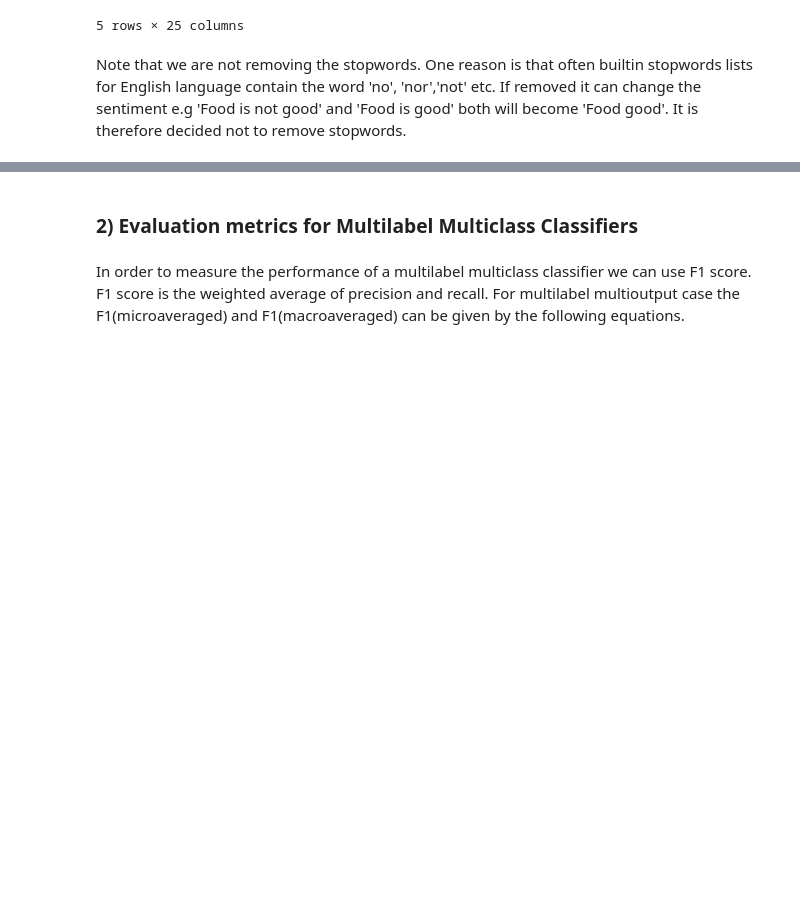
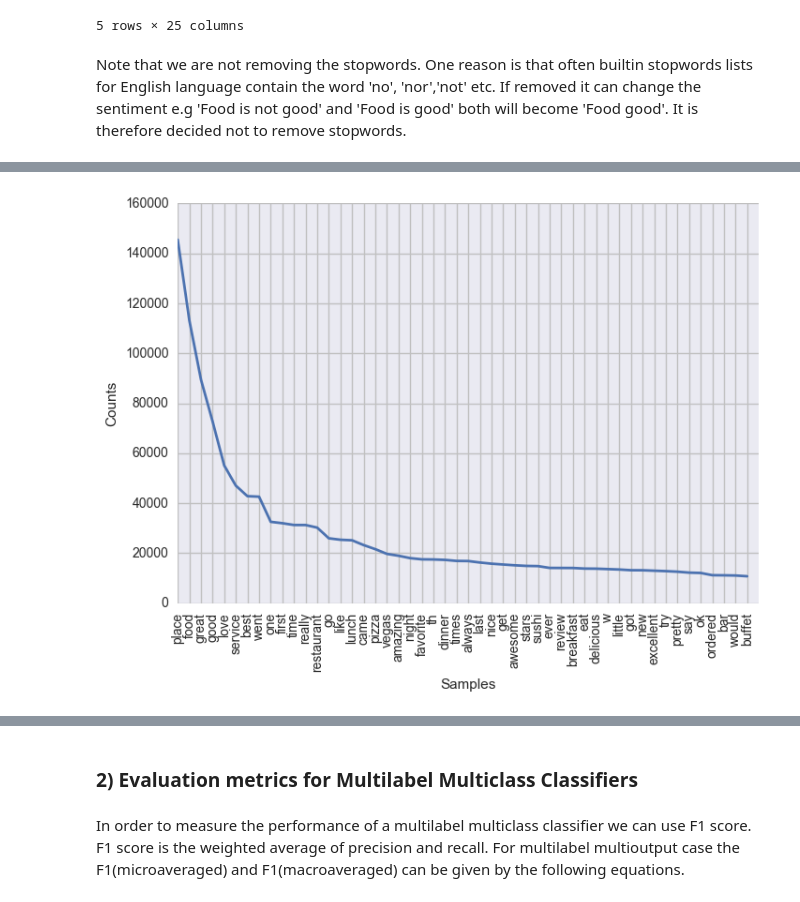
Before and after one commit to umairacheema/absa, a Jupyter notebook: ABSA.ipynb, the cells around one changed output, grey strips where cells are left out. Cells and saved outputs as stored; diff of their text form; code cells hidden in the pictures; blank space fills up the shorter version.

```diff
--- a/ABSA.ipynb
+++ b/ABSA.ipynb
@@ -182,0 +245,10 @@ df_testing_multilabel.tail()
+# %%
+#Read the Yelp review dataset from the pickle file
+df_yelp_restaurant_reviews = pd.read_pickle('data/restaurant_reviews.pkl')
+yelp_restaurant_reviews_text = df_yelp_restaurant_reviews.text.to_string()
+yelp_restaurant_cleaned_text = clean_text_data(yelp_restaurant_reviews_text, remove_stopwords=True)
+# %%
+yelp_freq_dist = FreqDist(yelp_restaurant_cleaned_text.split(" "))
+yelp_freq_dist.plot(50, cumulative=False)
+# %% [output]
+[figure, added]
```
Also changed, not shown: parts of 26 cells of this notebook.
